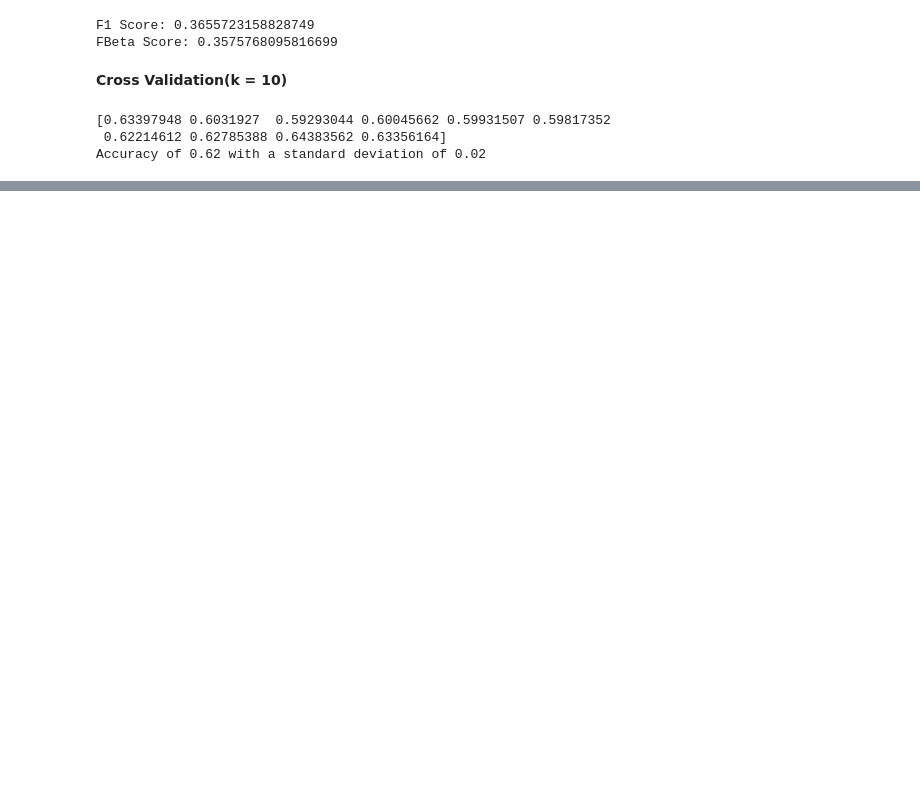
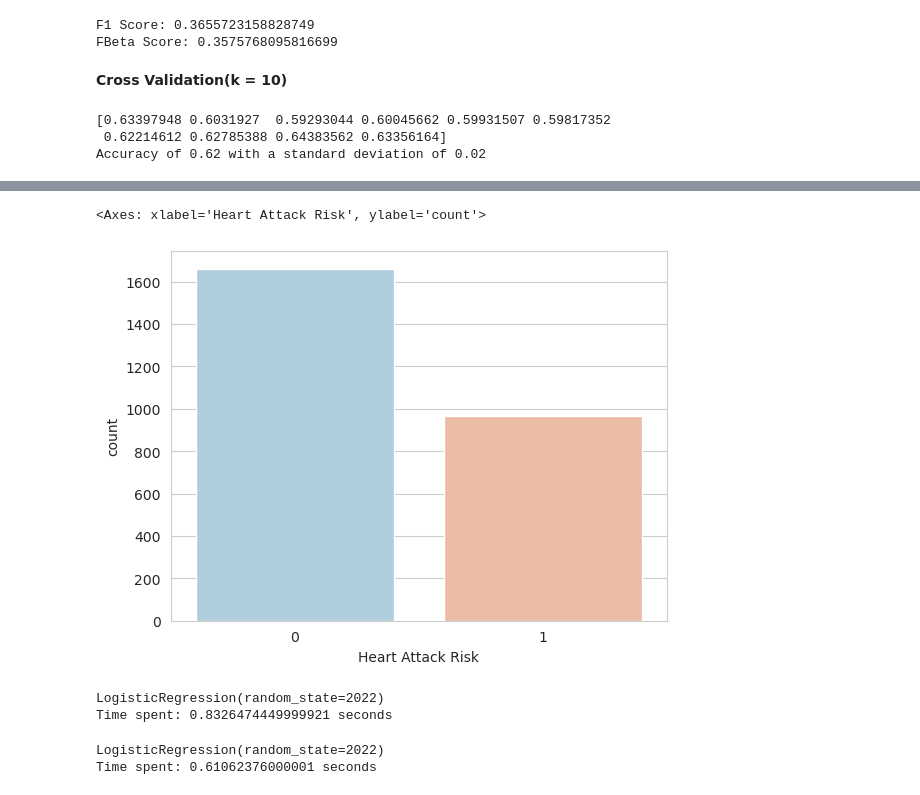
Before and after one commit to AN-DRE4/DadosAprendizagemAutomatica, a Jupyter notebook: HeartAttack.ipynb, the cells around one changed output, grey strips where cells are left out. Drawn from its saved outputs; the diff is of its cells as text; code cells hidden in the pictures; blank space fills up the shorter version.

```diff
--- a/HeartAttack.ipynb
+++ b/HeartAttack.ipynb
@@ -396,0 +428,34 @@ This method hasn't been the best because the amount of correctly predicted resul
+# %%
+sns.set_style('whitegrid')
+sns.countplot(x='Heart Attack Risk', data = pd.DataFrame(y_test,columns=['Heart Attack Risk']),palette='RdBu_r')
+# %% [output]
+<Axes: xlabel='Heart Attack Risk', ylabel='count'>
+[figure, added]
+# %%
+starttime = time.process_time()
+
+logisticModel1 = LogisticRegression(random_state=2022, solver='lbfgs')
+print(logisticModel1)
+logisticModel1.fit(x_train,y_train)
+
+endtime = time.process_time()
+print(f"Time spent: {endtime - starttime} seconds")
+
+predictionsLogisticModel1 = logisticModel1.predict(x_test)
+# %% [output]
+LogisticRegression(random_state=2022)
+Time spent: 0.8326474449999921 seconds
+# %%
+starttime = time.process_time()
+
+logisticModel2 = LogisticRegression(random_state=2022, solver='liblinear')
+print(logisticModel1)
+logisticModel2.fit(x_train,y_train)
+
+endtime = time.process_time()
+print(f"Time spent: {endtime - starttime} seconds")
+
+predictionsLogisticModel2 = logisticModel2.predict(x_test)
+# %% [output]
+LogisticRegression(random_state=2022)
+Time spent: 0.61062376000001 seconds
```
Also changed, not shown: parts of 16 cells of this notebook.
